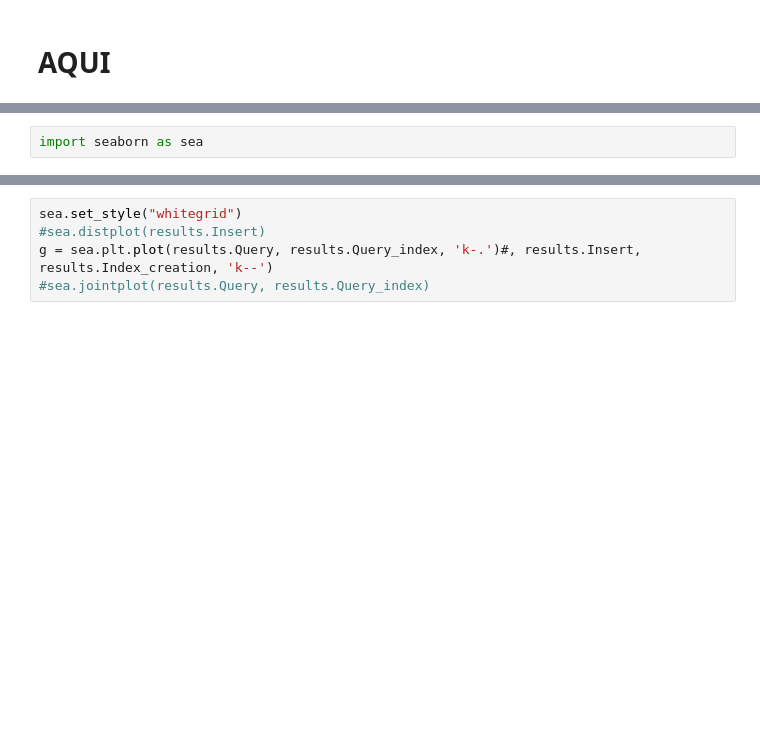
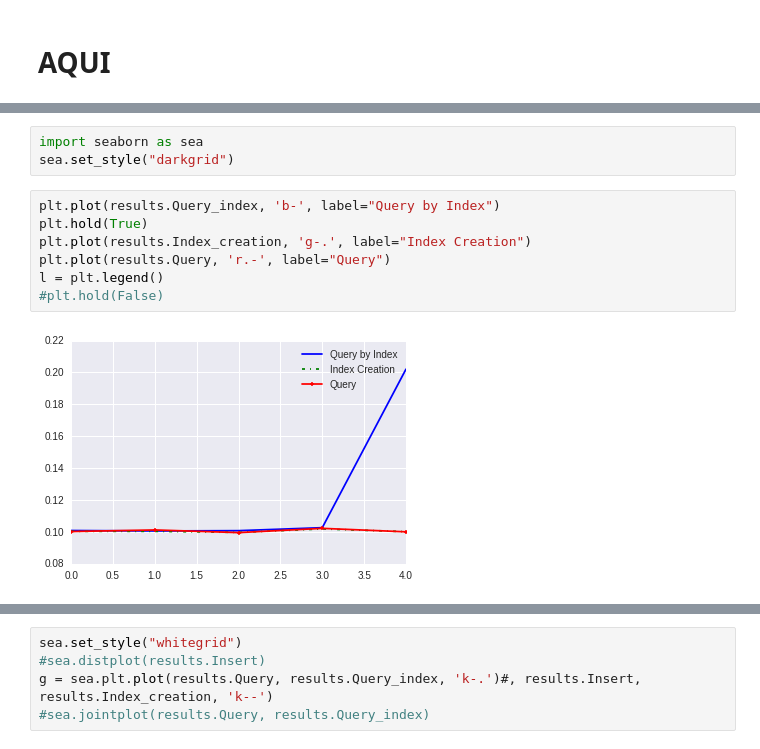
Before and after one commit to miltonlab/pyresearch, a Jupyter notebook: trees-mongodb/Trees NOSQL MongoDB.ipynb, the cells around one changed output, grey strips where cells are left out. Saved outputs shown, nothing was run; the diff lists cells and outputs as text; blank space fills up the shorter version.

```diff
--- a/trees-mongodb/Trees NOSQL MongoDB.ipynb
+++ b/trees-mongodb/Trees NOSQL MongoDB.ipynb
@@ -520,3 +528,13 @@ results
 # %%
 import seaborn as sea
+sea.set_style("darkgrid")
+# %%
+plt.plot(results.Query_index, 'b-', label="Query by Index")
+plt.hold(True)
+plt.plot(results.Index_creation, 'g-.', label="Index Creation")
+plt.plot(results.Query, 'r.-', label="Query")
+l = plt.legend()
+#plt.hold(False)
+# %% [output]
+[figure, added]
 # %%
```
Also changed, not shown: parts of 5 cells of this notebook, 1 other file.
